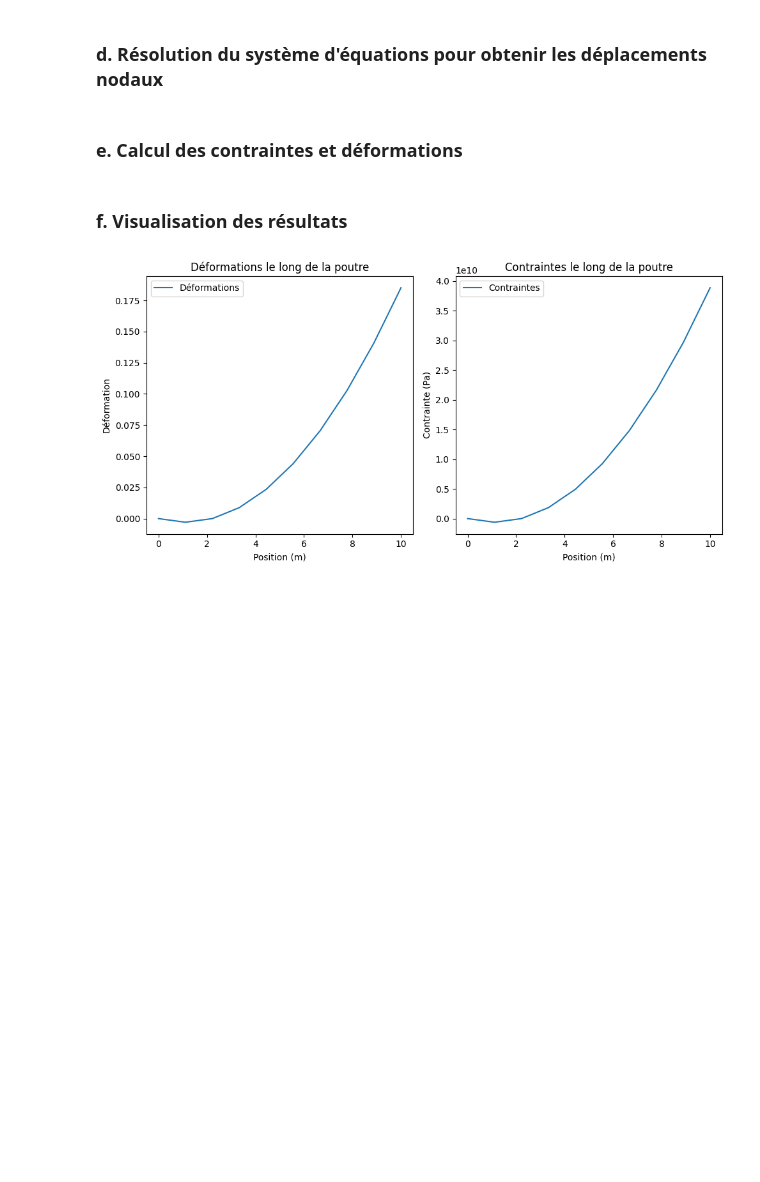
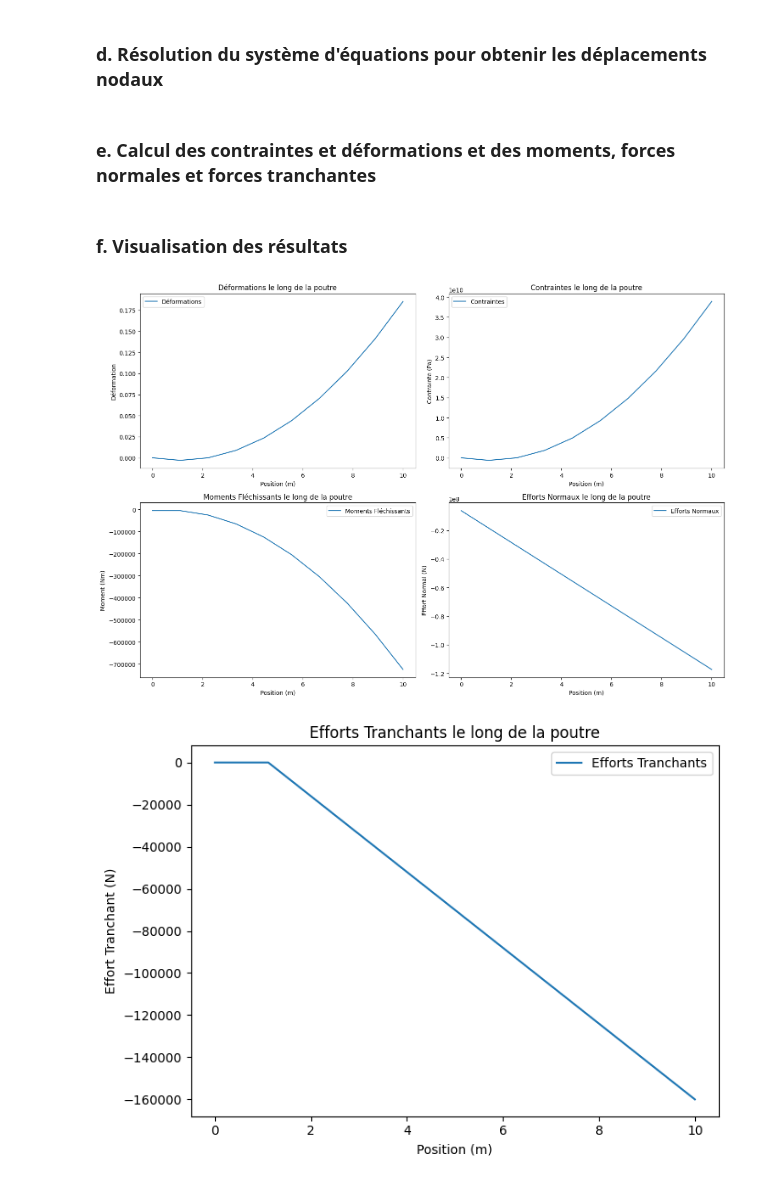
Before and after one commit to yacineramdani/MEF, a Jupyter notebook: mef.ipynb, the cells around one changed output. Drawn from its saved outputs; the diff is of its cells as text; code cells hidden in the pictures; blank space fills up the shorter version.

Commit message:
added calcul de M, N et T

```diff
--- a/mef.ipynb
+++ b/mef.ipynb
@@ -60,7 +60,7 @@ force_vector[2*load_node+1] = load_value
 # Résolution du système d'équations
 displacements = np.linalg.solve(global_stiffness_matrix, force_vector)
 # %% [markdown]
-### e. Calcul des contraintes et déformations
+### e. Calcul des contraintes et déformations et des moments, forces normales et forces tranchantes
 # %%
 # Calcul des déformations et contraintes
 def calculate_strain_displacement(element_displacements, L):
@@ -79,25 +98,56 @@ for i in range(n):
+# %%
+# Calcul des moments, forces normales et forces tranchantes
+moments = calculate_moments(displacements, E, I, element_length)
+normal_forces = calculate_normal_forces(displacements, E, A, element_length)
+shear_forces = calculate_shear_forces(moments, element_length)
 # %% [markdown]
 ### f. Visualisation des résultats
 # %%
-# Visualisation des déformations et des contraintes
+# Visualisation des résultats
 x = np.linspace(0, L, n)
-plt.figure(figsize=(10, 5))
 
-plt.subplot(1, 2, 1)
+plt.figure(figsize=(15, 10))
+
+plt.subplot(2, 2, 1)
 plt.plot(x, strains, label='Déformations')
 plt.xlabel('Position (m)')
 plt.ylabel('Déformation')
 plt.title('Déformations le long de la poutre')
 plt.legend()
 
-plt.subplot(1, 2, 2)
+plt.subplot(2, 2, 2)
 plt.plot(x, stresses, label='Contraintes')
 plt.xlabel('Position (m)')
 plt.ylabel('Contrainte (Pa)')
 plt.title('Contraintes le long de la poutre')
 plt.legend()
 
+plt.subplot(2, 2, 3)
+plt.plot(x, moments, label='Moments Fléchissants')
+plt.xlabel('Position (m)')
+plt.ylabel('Moment (Nm)')
+plt.title('Moments Fléchissants le long de la poutre')
+plt.legend()
+
+plt.subplot(2, 2, 4)
+plt.plot(x, normal_forces, label='Efforts Normaux')
+plt.xlabel('Position (m)')
+plt.ylabel('Effort Normal (N)')
+plt.title('Efforts Normaux le long de la poutre')
+plt.legend()
+
 plt.tight_layout()
 plt.show()
+
+plt.figure(figsize=(7, 5))
+plt.plot(x, shear_forces, label='Efforts Tranchants')
+plt.xlabel('Position (m)')
+plt.ylabel('Effort Tranchant (N)')
+plt.title('Efforts Tranchants le long de la poutre')
+plt.legend()
+
+plt.tight_layout()
+plt.show()
 # %% [output]
-[figure, old version]
+[figure, new version]
+[figure, added]
```
Also changed, not shown: parts of 2 cells of this notebook.
